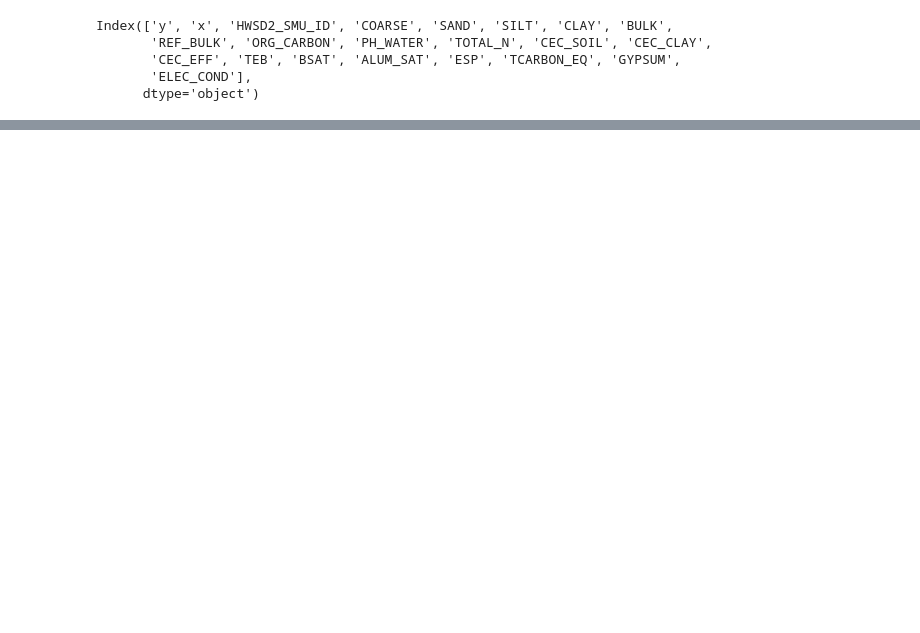
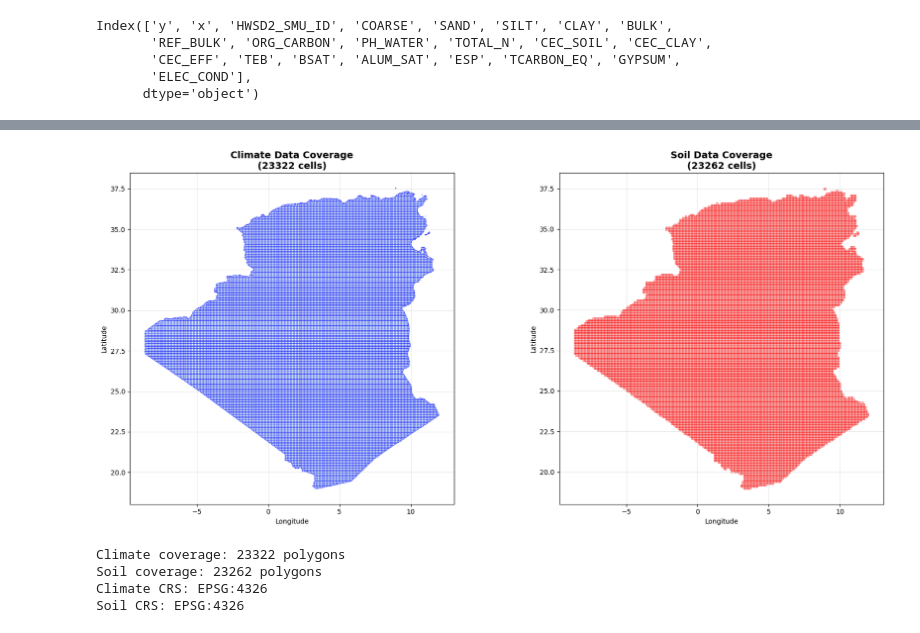
Before and after one commit to sarahmoussaoui/Fire-Detection-Data-Mining-Project, a Jupyter notebook: Code/MergingDfs/merge.ipynb, the cells around one changed output, grey strips where cells are left out. Drawn from its saved outputs; the diff is of its cells as text; code cells hidden in the pictures; blank space fills up the shorter version.

```diff
--- a/Code/MergingDfs/merge.ipynb
+++ b/Code/MergingDfs/merge.ipynb
@@ -74,0 +103,17 @@ print(f"Reduced climate data shape: {df_climate_reduced.shape}")
+# %%
+# Add x (longitude) and y (latitude) columns to GeoDataFrames
+# Use representative_point() instead of centroid to avoid warnings in geographic CRS
+
+# Function to add x,y columns safely
+
+def add_lon_lat(gdf, geom_col='geometry', lon_name='x', lat_name='y'):
+    # representative_point returns a point guaranteed to lie within the polygon
+    pts = gdf[geom_col].representative_point()
+    gdf[lon_name] = pts.x
+    gdf[lat_name] = pts.y
+    return gdf
+
+#add column x and y in climate_df
+climate_gdf = add_lon_lat(climate_gdf, geom_col='geometry', lon_name='x', lat_name='y')
+print(f"\nClimate GeoDataFrame with x,y columns: {climate_gdf[['x', 'y']].head()}")
+print("shape:", climate_gdf.shape)
@@ -74,0 +128,33 @@ print(f"Reduced climate data shape: {df_climate_reduced.shape}")
+# %%
+# Plot coverage maps for climate and soil data
+fig, axes = plt.subplots(1, 2, figsize=(18, 8))
+
+# Plot climate coverage
+ax1 = axes[0]
+climate_gdf.plot(ax=ax1, color='lightblue', edgecolor='blue', linewidth=0.5, alpha=0.6)
+ax1.set_title(f'Climate Data Coverage\n({len(climate_gdf)} cells)', fontsize=14, fontweight='bold')
+ax1.set_xlabel('Longitude')
+ax1.set_ylabel('Latitude')
+ax1.grid(True, alpha=0.3)
+
+# Plot soil coverage
+ax2 = axes[1]
+df_soil.plot(ax=ax2, color='lightcoral', edgecolor='red', linewidth=0.5, alpha=0.6)
+ax2.set_title(f'Soil Data Coverage\n({len(df_soil)} cells)', fontsize=14, fontweight='bold')
+ax2.set_xlabel('Longitude')
+ax2.set_ylabel('Latitude')
+ax2.grid(True, alpha=0.3)
+
+plt.tight_layout()
+plt.show()
+
+print(f"Climate coverage: {len(climate_gdf)} polygons")
+print(f"Soil coverage: {len(df_soil)} polygons")
+print(f"Climate CRS: {climate_gdf.crs}")
+print(f"Soil CRS: {df_soil.crs}")
+# %% [output]
+[figure, added]
+Climate coverage: 23322 polygons
+Soil coverage: 23262 polygons
+Climate CRS: EPSG:4326
+Soil CRS: EPSG:4326
```
Also changed, not shown: parts of 14 cells of this notebook, 2 other files.
